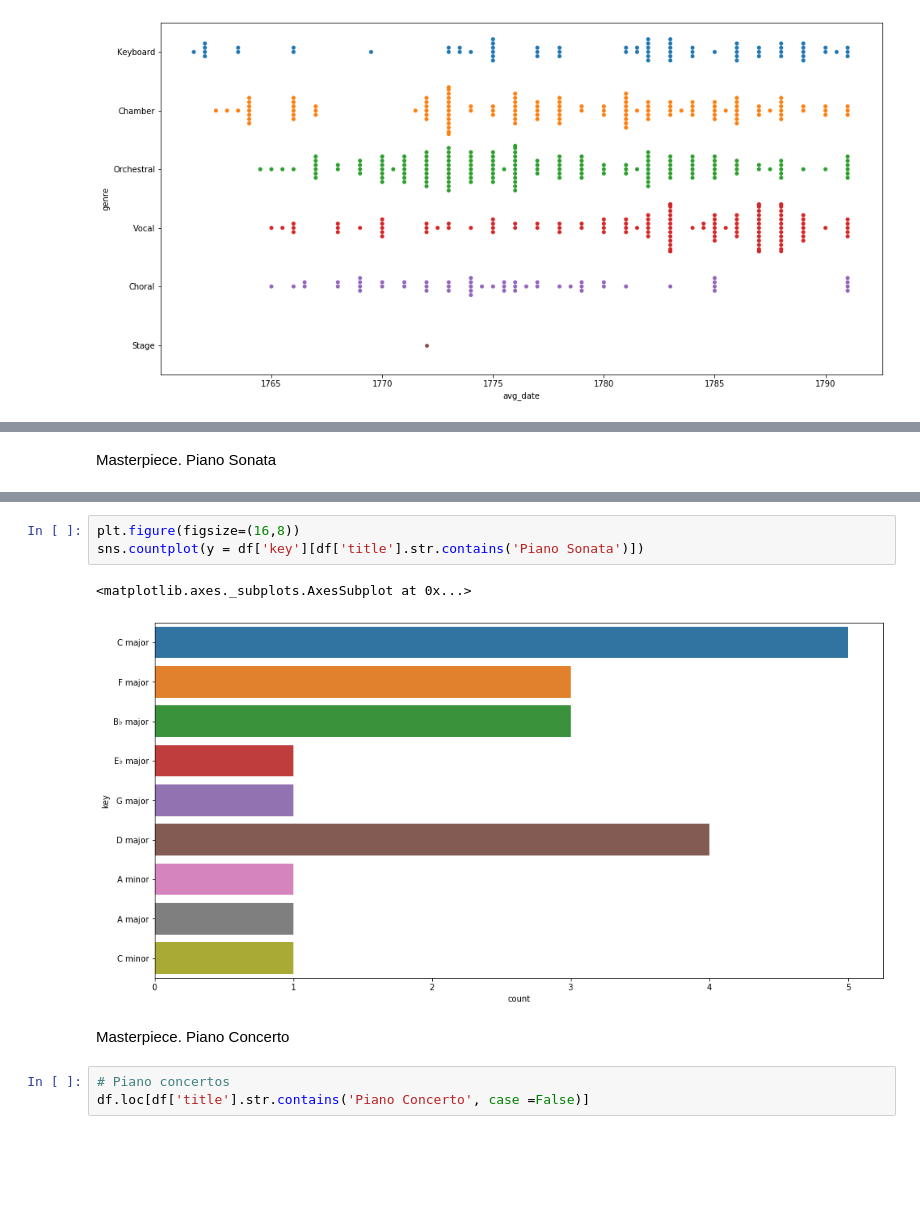
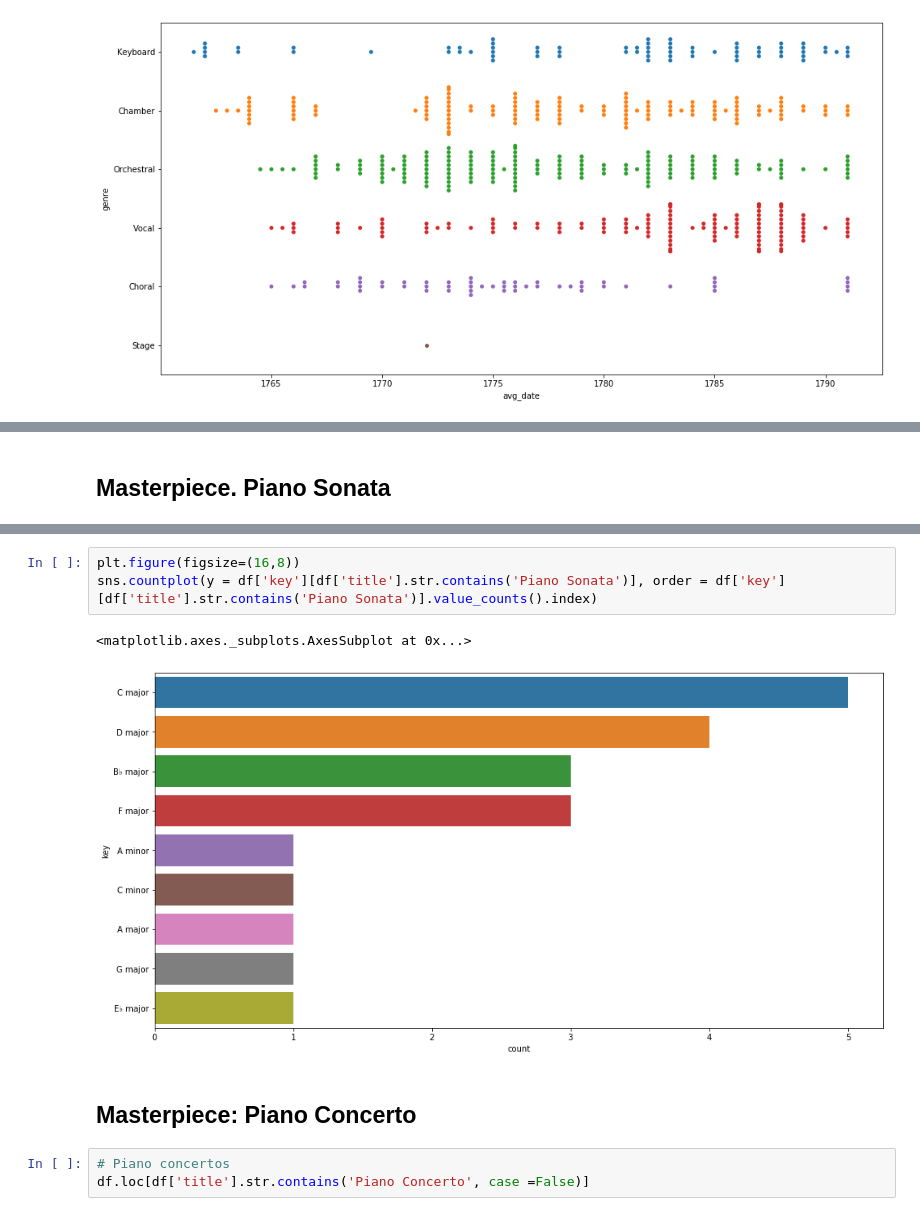
Before and after one commit to chiahsingpi/visualizing_composer, a Jupyter notebook: Mozart.ipynb, the cells around one changed output, grey strips where cells are left out. Drawn from its saved outputs; the diff is of its cells as text; blank space fills up the shorter version.

```diff
--- a/Mozart.ipynb
+++ b/Mozart.ipynb
@@ -180,5 +224,5 @@ sns.swarmplot(x=df['avg_date'],y=df['genre'])
 # %% [markdown]
-Masterpiece. Piano Sonata
+## Masterpiece. Piano Sonata
 # %%
 df.loc[df['title'].str.contains('Piano Sonata', case =False)]
 # %% [output]
@@ -201,12 +245,12 @@ df.loc[df['title'].str.contains('Piano Sonata', case =False)]
 | 479 | 576 | 576 | Piano Sonata No.18 | pf | D major | 1789 | Keyboard |  | major | 1789 | 1789 | ... |
 # %%
 plt.figure(figsize=(16,8))
-sns.countplot(y = df['key'][df['title'].str.contains('Piano Sonata')])
+sns.countplot(y = df['key'][df['title'].str.contains('Piano Sonata')], order = df['key'][df['title'].str.contains('Piano Sonata')].value_counts().index)
 # %% [output]
 <matplotlib.axes._subplots.AxesSubplot at 0x...>
-[figure, old version]
+[figure, new version]
 # %% [markdown]
-Masterpiece. Piano Concerto
+## Masterpiece: Piano Concerto
 # %%
 # Piano concertos
 df.loc[df['title'].str.contains('Piano Concerto', case =False)]
```
Also changed, not shown: parts of 22 cells of this notebook.
